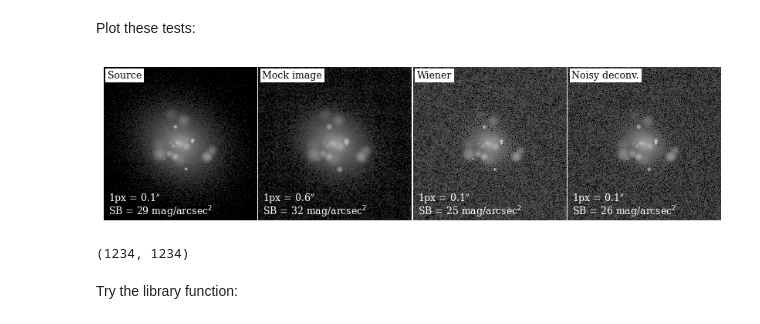
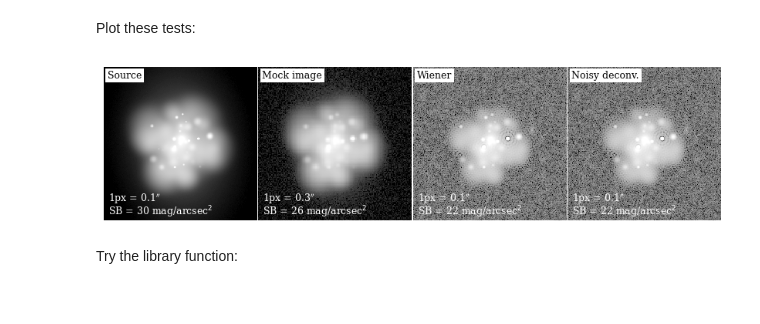
Before and after one commit to astro-nova/asymmetry, a Jupyter notebook: 4 Fourier New.ipynb, the cells around one changed output. Saved outputs shown, nothing was run; the diff lists cells and outputs as text; code cells hidden in the pictures.

```diff
--- a/4 Fourier New.ipynb
+++ b/4 Fourier New.ipynb
@@ -542,0 +710,18 @@ def _fit_snr(img_fft, noise_fft, psf_fft, snr_thresh=3, quant_thresh=0.8):
+# %%
+def _fit_snr_new(img_fft, noise_fft, psf_fft, snr_thresh=3, quant_thresh=0.9, recon_type='new'):
+
+    power = np.abs(img_fft)**2
+    noisepower = np.abs(noise_fft)**2
+
+    snr_simple = np.sqrt(power/noisepower)
+
+    snr_smooth = uniform_filter(snr_simple, size=10, mode='mirror')
+    snr_smooth, H_smooth = recon_new(snr_smooth, psf_fft, snr_smooth)
+    snr_smooth = np.abs(snr_smooth)
+    snr_smooth_fit = smooth_fit(snr_smooth, H_smooth)
+    # return snr_smooth_fit
+
+    corr = snr_smooth_fit/snr_smooth
+    snr_fit = snr_simple*corr
+
+    return snr_fit
@@ -642,40 +852,37 @@ Actually plot an example iteration:
 Plot these tests:
 # %%
 plt.rcParams['font.size'] = 9
-imgs = [perfect_gal, real_gal, np.real(fft.ifft2(recons[0], norm=norm)), np.real(fft.ifft2(recons[1], norm=norm))]
-pxscales = [0.1, 0.6, 0.1,0.1]
+imgs = [perfect_gal, real_gal_lowres,
+        np.real(fft.ifft2(new_img_wiener, norm=norm)), np.real(fft.ifft2(new_img_fit, norm=norm))]
+pxscales = [0.1, pxscale, 0.1,0.1]
 
 sbs = []
 for im, px in zip(imgs, pxscales):
-    std = np.std(im[:15,:15])
-    sb = -2.5*np.log10(std/px**2)+33
+    std = np.std(im[:30,:30])
+    sb = -2.5*np.log10(std/px**2)+38
     sbs.append(sb)
 # %%
 fig, axs = plt.subplots(1, 4, figsize=(8,2))
-axs[0].imshow(-2.5*np.log10(np.abs(perfect_gal)/pxscale**2)+33, vmin=21, vmax=32, cmap='gray_r');
-axs[1].imshow(-2.5*np.log10(np.abs(real_gal)/pxscale**2)+33, vmin=21, vmax=32, cmap='gray_r');
+axs[0].imshow(-2.5*np.log10(np.abs(perfect_gal)/perfect_pxscale**2)+38, vmin=17, vmax=27, cmap='gray_r');
+axs[1].imshow(-2.5*np.log10(np.abs(real_gal_lowres)/pxscale**2)+38, vmin=17, vmax=27, cmap='gray_r');
 
-
-for ax, img, l in zip(axs[2:], recons, labels):
-    ax.imshow(-2.5*np.log10(np.abs(fft.ifft2(img, norm=norm))/pxscale**2)+33, vmin=21, vmax=32, cmap='gray_r')
+labels = ['Source', 'Mock image', 'Wiener', 'Noisy deconv.']
+for ax, img, l in zip(axs[2:], imgs[2:], labels[2:]):
+    ax.imshow(-2.5*np.log10(np.abs(img)/perfect_pxscale**2)+38, vmin=17, vmax=27, cmap='gray_r')
 
 bbox = dict(fc="#ffff", pad=2)
-labels = ['Source', 'Mock image', 'Wiener', 'Noisy deconv.']
-scales = [r'0.1$^{\prime\prime}$', r'0.6$^{\prime\prime}$', r'0.1$^{\prime\prime}$', r'0.1$^{\prime\prime}$']
+
+scales = [r'0.1$^{\prime\prime}$', fr'{pxscale}$^{{\prime\prime}}$', r'0.1$^{\prime\prime}$', r'0.1$^{\prime\prime}$']
 for ax, l, s, sb in zip(axs, labels, scales, sbs):
     ax.annotate(l, xy=(0.025, 0.98), xycoords='axes fraction', ha='left', va='top', color='k', bbox=bbox)
     ax.annotate(f'1px = {s}', xy=(0.03, 0.1), xycoords='axes fraction', ha='left', va='bottom', color='w')
     ax.annotate(f'SB = {sb:0.0f} mag/arcsec$^2$', xy=(0.03, 0.01), xycoords='axes fraction', ha='left', va='bottom', color='w')
 
 
 for ax in axs:    ax.axis('off')
 plt.subplots_adjust(wspace=0.01)
 # plt.savefig('figures/deconv.pdf', bbox_inches='tight', pad_inces=0)
 # %% [output]
-[figure, old version]
+[figure, new version]
-# %%
-perfect_gal.shape
-# %% [output]
-(1234, 1234)
 # %% [markdown]
 Try the library function:
```
Also changed, not shown: parts of 22 cells of this notebook.
